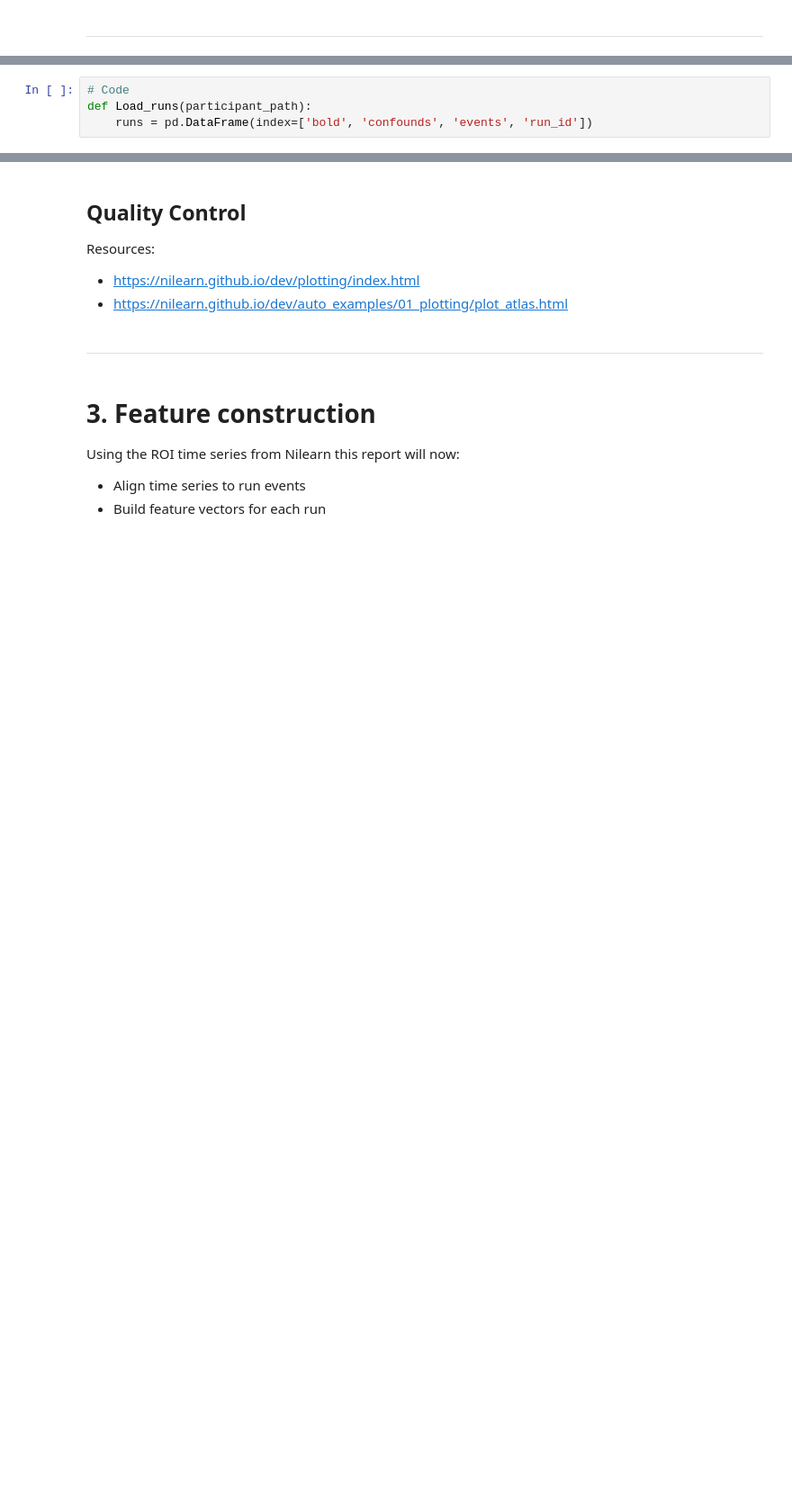
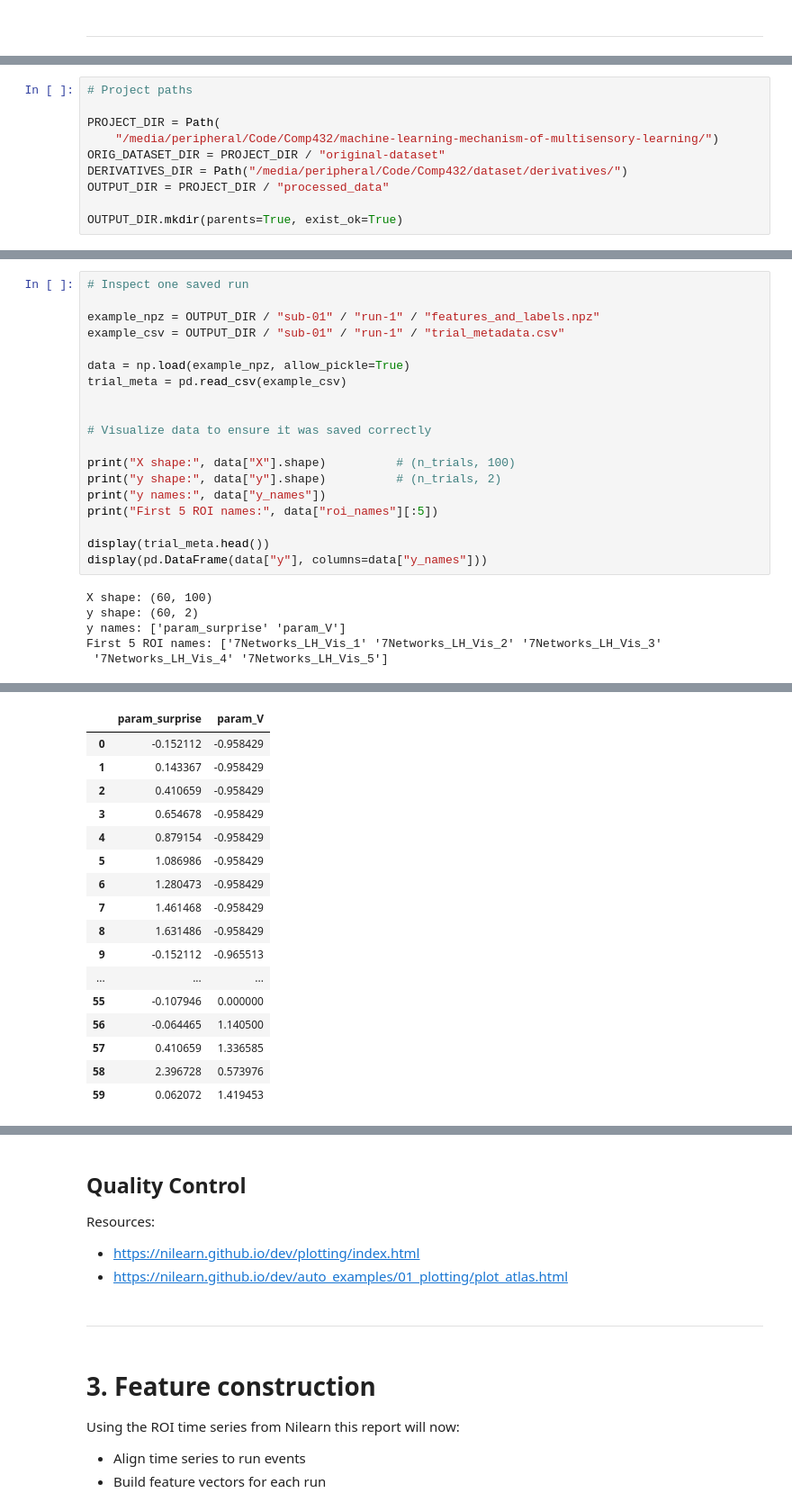
Before and after one commit to Embra-Schuilenburg/machine-learning-mechanism-of-multisensory-learning, a Jupyter notebook: 1-data-preprocessing.ipynb, the cells around one changed output, grey strips where cells are left out. Shown at 90% size. Cells and saved outputs as stored; diff of their text form; blank space fills up the shorter version.

```diff
--- a/1-data-preprocessing.ipynb
+++ b/1-data-preprocessing.ipynb
@@ -70,4 +96,10 @@ Resources:
 # %%
-# Code
-def Load_runs(participant_path):
-    runs = pd.DataFrame(index=['bold', 'confounds', 'events', 'run_id'])
+# Project paths
+
+PROJECT_DIR = Path(
+    "/media/peripheral/Code/Comp432/machine-learning-mechanism-of-multisensory-learning/")
+ORIG_DATASET_DIR = PROJECT_DIR / "original-dataset"
+DERIVATIVES_DIR = Path("/media/peripheral/Code/Comp432/dataset/derivatives/")
+OUTPUT_DIR = PROJECT_DIR / "processed_data"
+
+OUTPUT_DIR.mkdir(parents=True, exist_ok=True)
@@ -91,0 +607,25 @@ Resources:
+# %%
+# Inspect one saved run
+
+example_npz = OUTPUT_DIR / "sub-01" / "run-1" / "features_and_labels.npz"
+example_csv = OUTPUT_DIR / "sub-01" / "run-1" / "trial_metadata.csv"
+
+data = np.load(example_npz, allow_pickle=True)
+trial_meta = pd.read_csv(example_csv)
+
+
+# Visualize data to ensure it was saved correctly
+
+print("X shape:", data["X"].shape)          # (n_trials, 100)
+print("y shape:", data["y"].shape)          # (n_trials, 2)
+print("y names:", data["y_names"])
+print("First 5 ROI names:", data["roi_names"][:5])
+
+display(trial_meta.head())
+display(pd.DataFrame(data["y"], columns=data["y_names"]))
+# %% [output]
+X shape: (60, 100)
+y shape: (60, 2)
+y names: ['param_surprise' 'param_V']
+First 5 ROI names: ['7Networks_LH_Vis_1' '7Networks_LH_Vis_2' '7Networks_LH_Vis_3'
+ '7Networks_LH_Vis_4' '7Networks_LH_Vis_5']
@@ -91,0 +638,17 @@ Resources:
+|  | param_surprise | param_V |
+| 0 | -0.152112 | -0.958429 |
+| 1 | 0.143367 | -0.958429 |
+| 2 | 0.410659 | -0.958429 |
+| 3 | 0.654678 | -0.958429 |
+| 4 | 0.879154 | -0.958429 |
+| 5 | 1.086986 | -0.958429 |
+| 6 | 1.280473 | -0.958429 |
+| 7 | 1.461468 | -0.958429 |
+| 8 | 1.631486 | -0.958429 |
+| 9 | -0.152112 | -0.965513 |
+| ... | ... | ... |
+| 55 | -0.107946 | 0.000000 |
+| 56 | -0.064465 | 1.140500 |
+| 57 | 0.410659 | 1.336585 |
+| 58 | 2.396728 | 0.573976 |
+| 59 | 0.062072 | 1.419453 |
```
Also changed, not shown: parts of 24 cells of this notebook, 3 other files.
